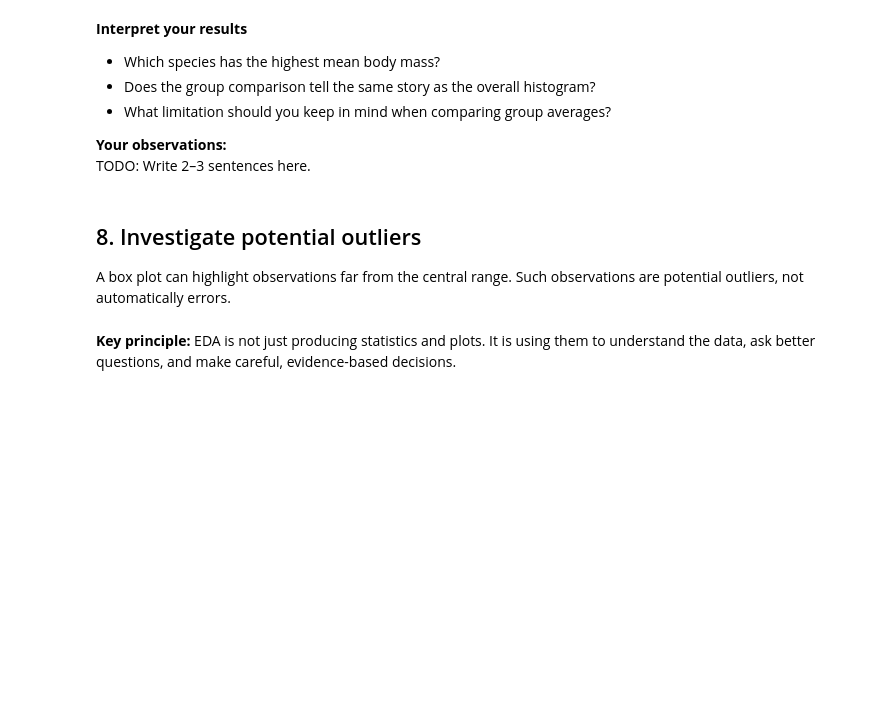
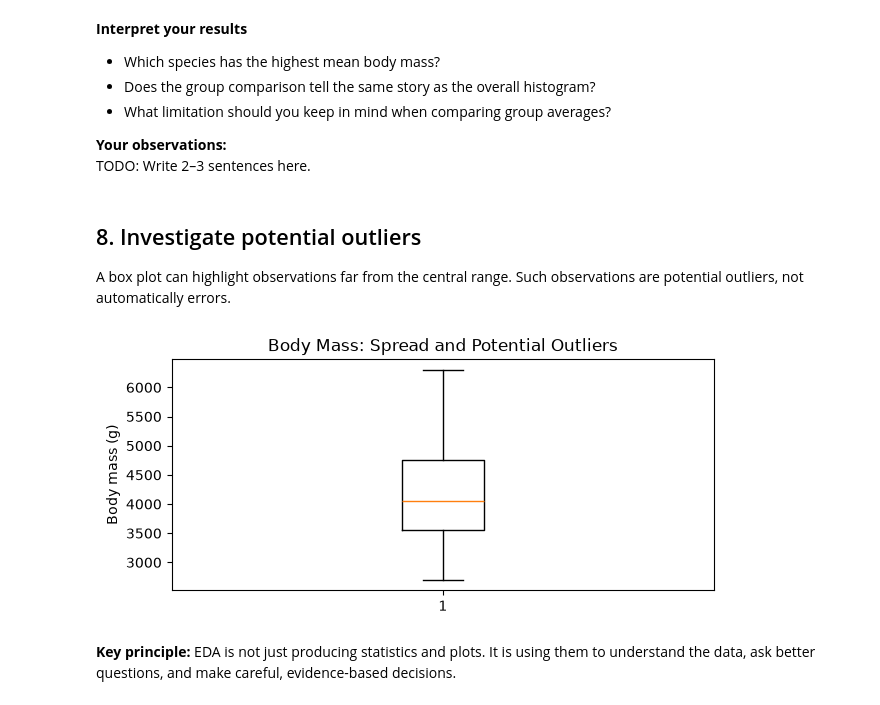
Before and after one commit to ant-or7/data-processing-lab-ant, a Jupyter notebook: Lab 4/Lab_04_EDA.ipynb, the cells around one changed output. Cells and saved outputs as stored; diff of their text form; code cells hidden in the pictures; blank space fills up the shorter version.

```diff
--- a/Lab 4/Lab_04_EDA.ipynb
+++ b/Lab 4/Lab_04_EDA.ipynb
@@ -324,16 +335,18 @@ A box plot can highlight observations far from the central range. Such observati
 # %%
 # Exclude missing body-mass values before plotting
 mass_values = df["body_mass_g"].dropna()
 
 plt.figure(figsize=(7, 3))
 
 # TODO: Create a box plot
 # Hint: plt.boxplot(mass_values)
-...
+plt.boxplot(mass_values)
 
 plt.ylabel("Body mass (g)")
 plt.title("Body Mass: Spread and Potential Outliers")
 plt.tight_layout()
 plt.show()
+# %% [output]
+[figure, added]
 # %% [markdown]
 **Key principle:** EDA is not just producing statistics and plots. It is using them to understand the data, ask better questions, and make careful, evidence-based decisions.
```
Also changed, not shown: parts of 1 cell of this notebook.
